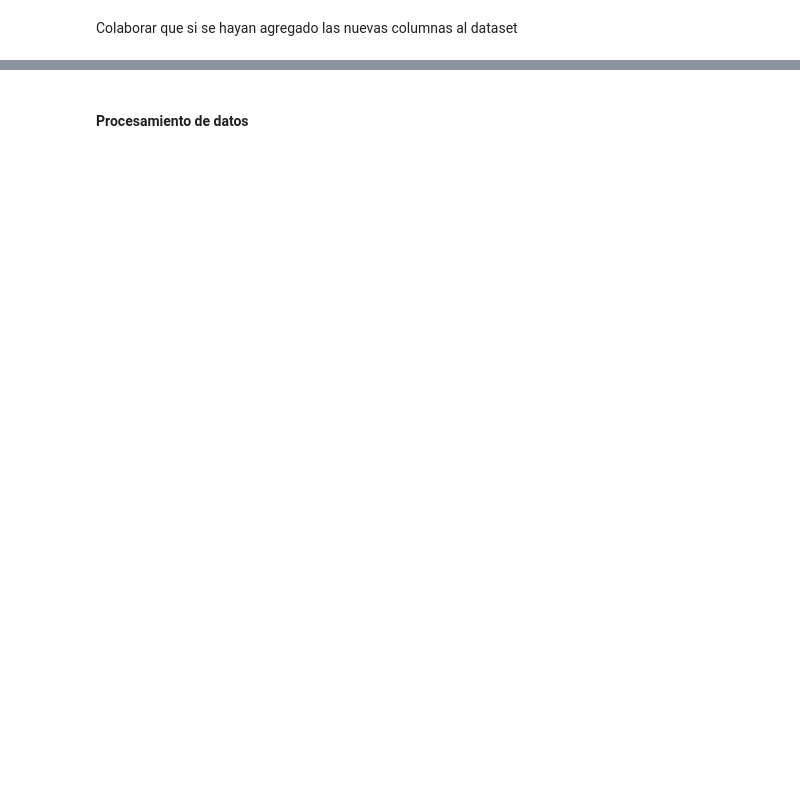
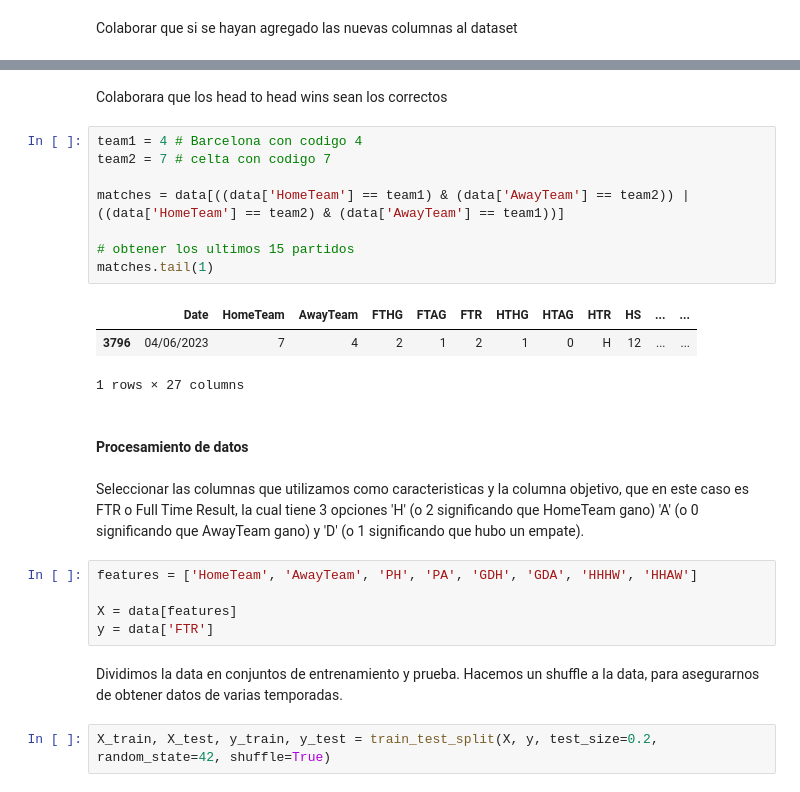
Before and after one commit to javim7/DeepLearning-ProyectoFinal, a Jupyter notebook: modelo.ipynb, the cells around one changed output, grey strips where cells are left out. Drawn from its saved outputs; the diff is of its cells as text; blank space fills up the shorter version.

```diff
--- a/modelo.ipynb
+++ b/modelo.ipynb
@@ -175,2 +183,27 @@ matches.tail(15)
+# %% [markdown]
+Colaborara que los head to head wins sean los correctos
+# %%
+team1 = 4 # Barcelona con codigo 4
+team2 = 7 # celta con codigo 7
+
+matches = data[((data['HomeTeam'] == team1) & (data['AwayTeam'] == team2)) | ((data['HomeTeam'] == team2) & (data['AwayTeam'] == team1))]
+
+# obtener los ultimos 15 partidos
+matches.tail(1)
+# %% [output]
+|  | Date | HomeTeam | AwayTeam | FTHG | FTAG | FTR | HTHG | HTAG | HTR | HS | ... | ... |
+| 3796 | 04/06/2023 | 7 | 4 | 2 | 1 | 2 | 1 | 0 | H | 12 | ... | ... |
+1 rows × 27 columns
 # %% [markdown]
 #### Procesamiento de datos
+# %% [markdown]
+Seleccionar las columnas que utilizamos como caracteristicas y la columna objetivo, que en este caso es FTR o Full Time Result, la cual tiene 3 opciones 'H' (o 2 significando que HomeTeam gano) 'A' (o 0 significando que AwayTeam gano) y 'D' (o 1 significando que hubo un empate).
+# %%
+features = ['HomeTeam', 'AwayTeam', 'PH', 'PA', 'GDH', 'GDA', 'HHHW', 'HHAW']
+
+X = data[features]
+y = data['FTR']
+# %% [markdown]
+Dividimos la data en conjuntos de entrenamiento y prueba. Hacemos un shuffle a la data, para asegurarnos de obtener datos de varias temporadas.
+# %%
+X_train, X_test, y_train, y_test = train_test_split(X, y, test_size=0.2, random_state=42, shuffle=True)
```
Also changed, not shown: parts of 20 cells of this notebook, 2 other files.
